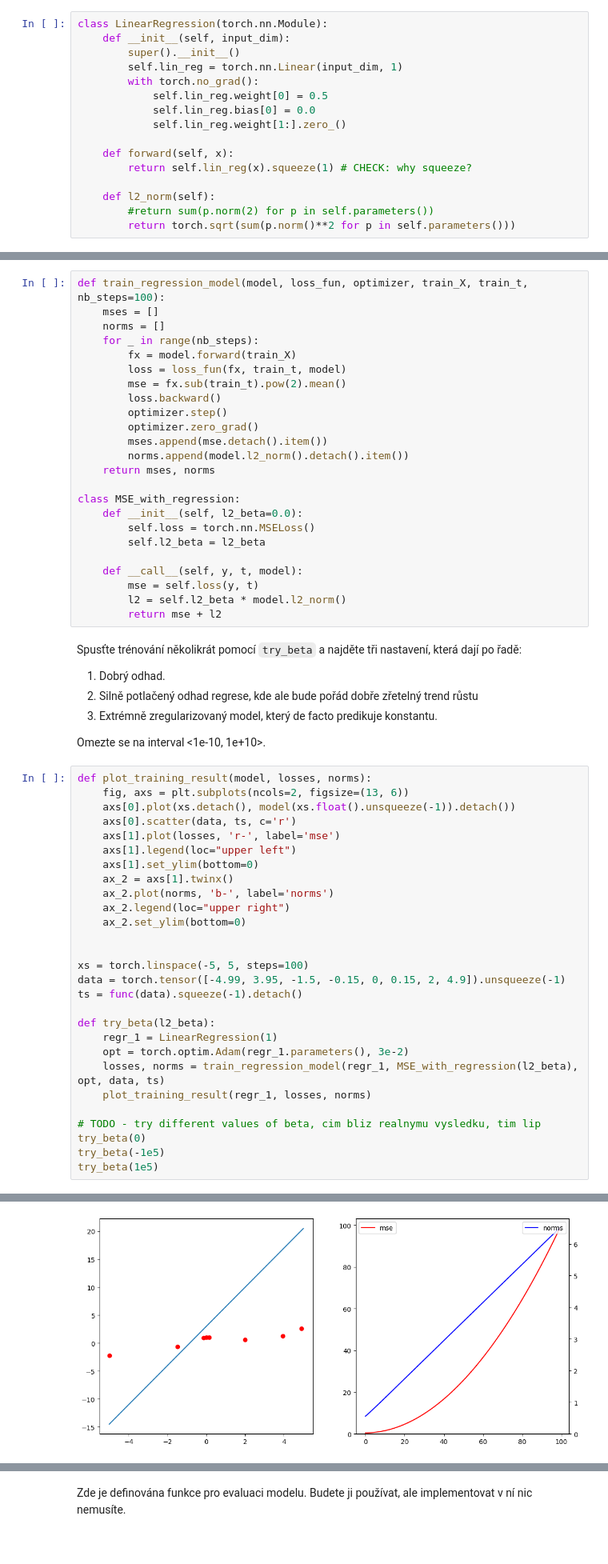
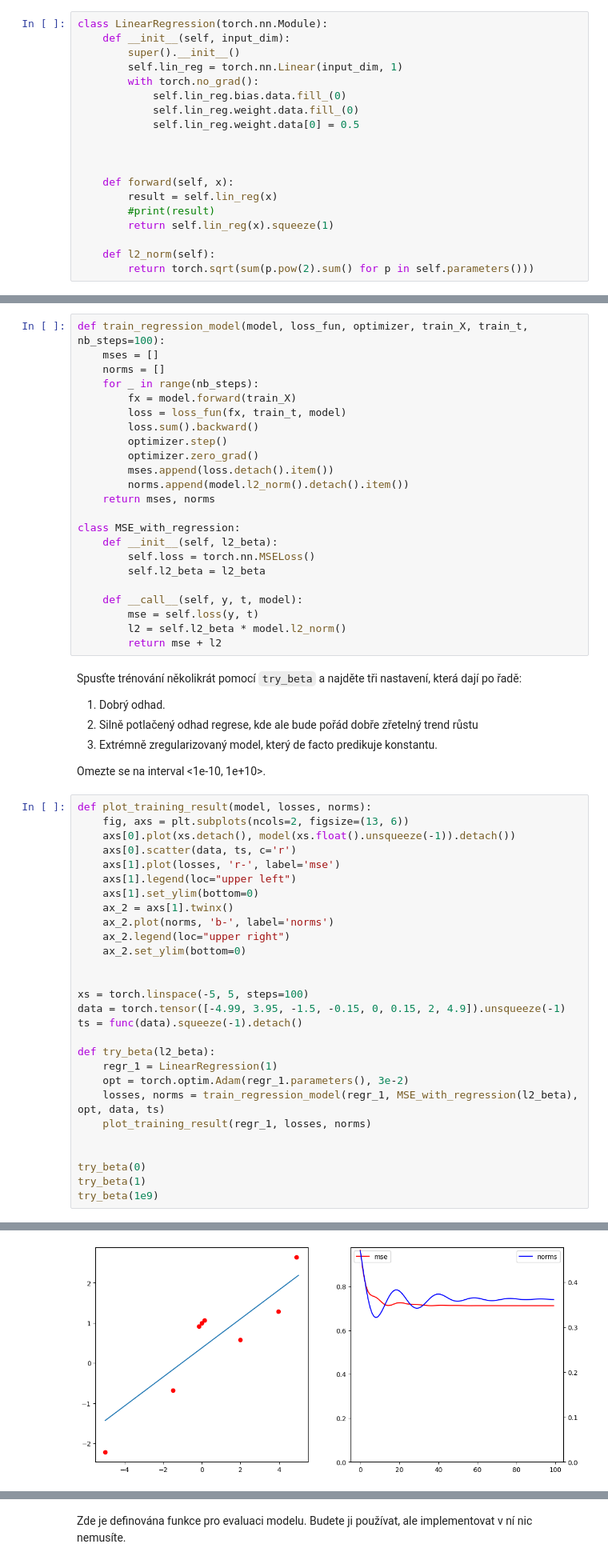
Before and after one commit to xplick04/SUI, a Jupyter notebook: proj3/zadani.ipynb, the cells around one changed output, grey strips where cells are left out. Shown at 80% size. Drawn from its saved outputs; the diff is of its cells as text.

```diff
--- a/proj3/zadani.ipynb
+++ b/proj3/zadani.ipynb
@@ -101,16 +101,19 @@ class LinearRegression(torch.nn.Module):
         super().__init__()
         self.lin_reg = torch.nn.Linear(input_dim, 1)
         with torch.no_grad():
-            self.lin_reg.weight[0] = 0.5
-            self.lin_reg.bias[0] = 0.0
-            self.lin_reg.weight[1:].zero_()
+            self.lin_reg.bias.data.fill_(0)
+            self.lin_reg.weight.data.fill_(0)
+            self.lin_reg.weight.data[0] = 0.5
+
+
 
     def forward(self, x):
-        return self.lin_reg(x).squeeze(1) # CHECK: why squeeze?
+        result = self.lin_reg(x)
+        #print(result)
+        return self.lin_reg(x).squeeze(1)
 
     def l2_norm(self):
-        #return sum(p.norm(2) for p in self.parameters())
-        return torch.sqrt(sum(p.norm()**2 for p in self.parameters()))
+        return torch.sqrt(sum(p.pow(2).sum() for p in self.parameters()))
 # %% [markdown]
 Naimplementujte funkci pro trénování modelu takového modelu.
 Funkce přijímá:
@@ -132,16 +135,15 @@ def train_regression_model(model, loss_fun, optimizer, train_X, train_t, nb_step
     for _ in range(nb_steps):
         fx = model.forward(train_X)
         loss = loss_fun(fx, train_t, model)
-        mse = fx.sub(train_t).pow(2).mean()
-        loss.backward()
+        loss.sum().backward()
         optimizer.step()
         optimizer.zero_grad()
-        mses.append(mse.detach().item())
+        mses.append(loss.detach().item())
         norms.append(model.l2_norm().detach().item())
     return mses, norms
 
 class MSE_with_regression:
-    def __init__(self, l2_beta=0.0):
+    def __init__(self, l2_beta):
         self.loss = torch.nn.MSELoss()
         self.l2_beta = l2_beta
 
@@ -180,8 +182,8 @@ def try_beta(l2_beta):
     losses, norms = train_regression_model(regr_1, MSE_with_regression(l2_beta), opt, data, ts)
     plot_training_result(regr_1, losses, norms)
 
-# TODO - try different values of beta, cim bliz realnymu vysledku, tim lip
+
 try_beta(0)
-try_beta(-1e5)
-try_beta(1e5)
+try_beta(1)
+try_beta(1e9)
 # %% [output]
@@ -189 +191 @@ try_beta(1e5)
-[figure, old version]
+[figure, new version]
```
Also changed, not shown: parts of 5 cells of this notebook, 1 other file.
